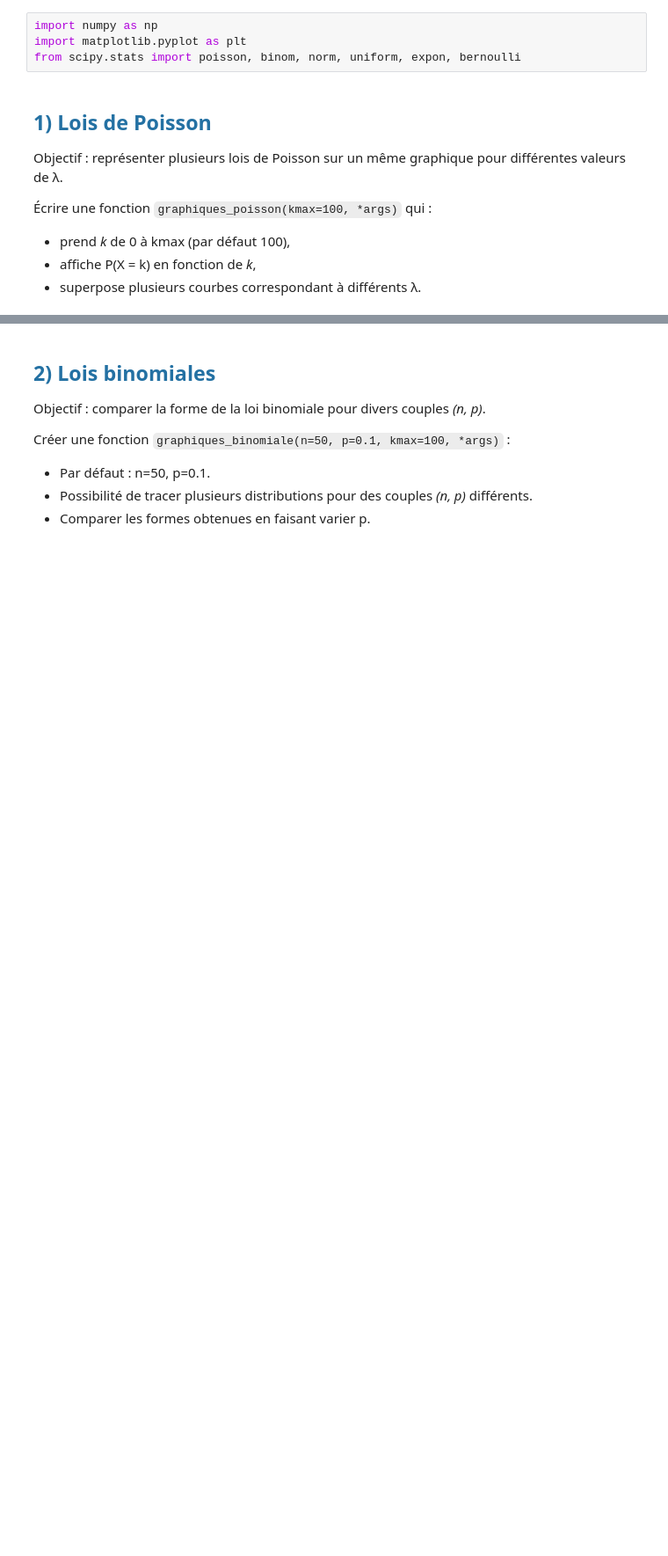
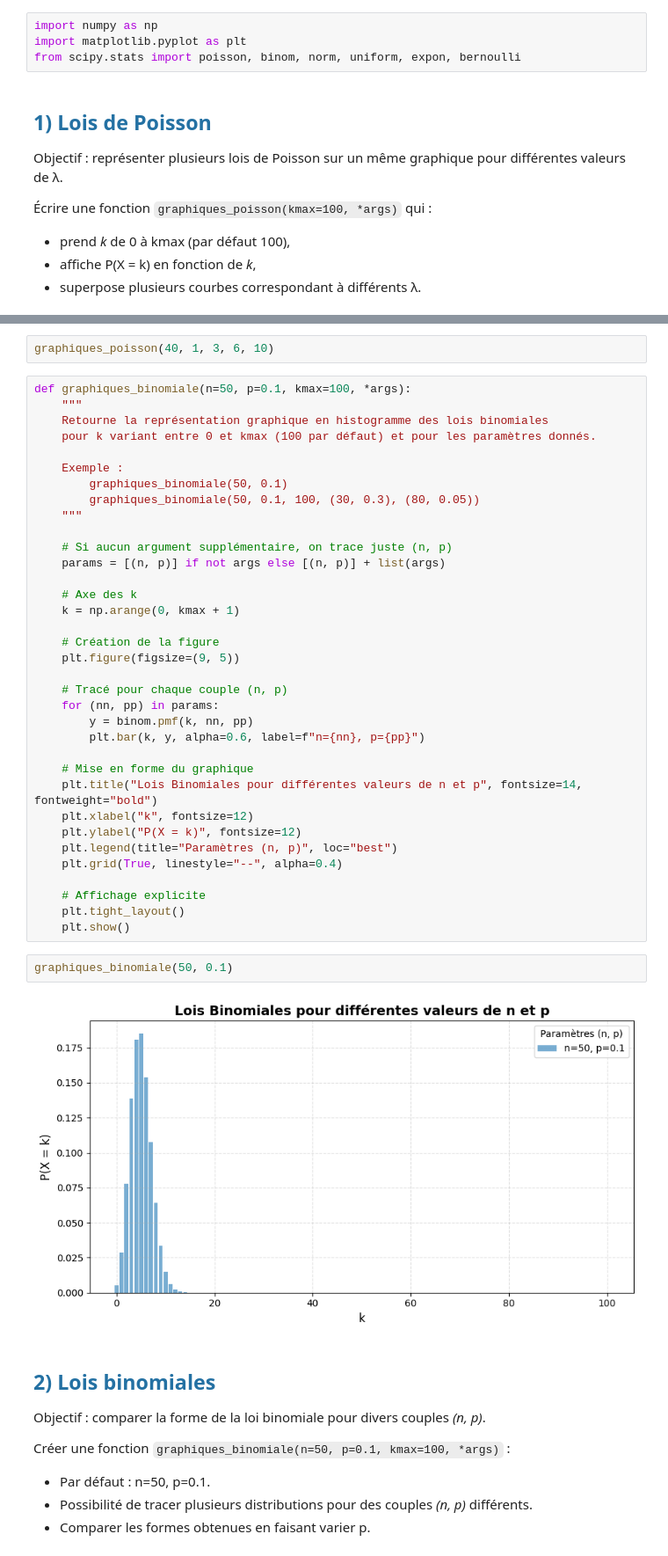
Before and after one commit to Antonin-Le-Donne/Projet-proba, a Jupyter notebook: convergence.ipynb, the cells around one changed output, grey strips where cells are left out. Shown at 88% size. Saved outputs shown, nothing was run; the diff lists cells and outputs as text; blank space fills up the shorter version.

```diff
--- a/convergence.ipynb
+++ b/convergence.ipynb
@@ -87,4 +94,45 @@ def graphiques_poisson(kmax=100, *args):
     plt.show()
+# %%
+graphiques_poisson(40, 1, 3, 6, 10)
+# %%
+def graphiques_binomiale(n=50, p=0.1, kmax=100, *args):
+    """
+    Retourne la représentation graphique en histogramme des lois binomiales
+    pour k variant entre 0 et kmax (100 par défaut) et pour les paramètres donnés.
+
+    Exemple :
+        graphiques_binomiale(50, 0.1)
+        graphiques_binomiale(50, 0.1, 100, (30, 0.3), (80, 0.05))
+    """
+
+    # Si aucun argument supplémentaire, on trace juste (n, p)
+    params = [(n, p)] if not args else [(n, p)] + list(args)
+
+    # Axe des k
+    k = np.arange(0, kmax + 1)
+
+    # Création de la figure
+    plt.figure(figsize=(9, 5))
+
+    # Tracé pour chaque couple (n, p)
+    for (nn, pp) in params:
+        y = binom.pmf(k, nn, pp)
+        plt.bar(k, y, alpha=0.6, label=f"n={nn}, p={pp}")
+
+    # Mise en forme du graphique
+    plt.title("Lois Binomiales pour différentes valeurs de n et p", fontsize=14, fontweight="bold")
+    plt.xlabel("k", fontsize=12)
+    plt.ylabel("P(X = k)", fontsize=12)
+    plt.legend(title="Paramètres (n, p)", loc="best")
+    plt.grid(True, linestyle="--", alpha=0.4)
+
+    # Affichage explicite
+    plt.tight_layout()
+    plt.show()
+# %%
+graphiques_binomiale(50, 0.1)
+# %% [output]
+[figure, added]
 # %% [markdown]
 ## <span id="lois-binomiales" style="color:#2471A3;">2) Lois binomiales</span>
 
```
Also changed, not shown: parts of 2 cells of this notebook.
